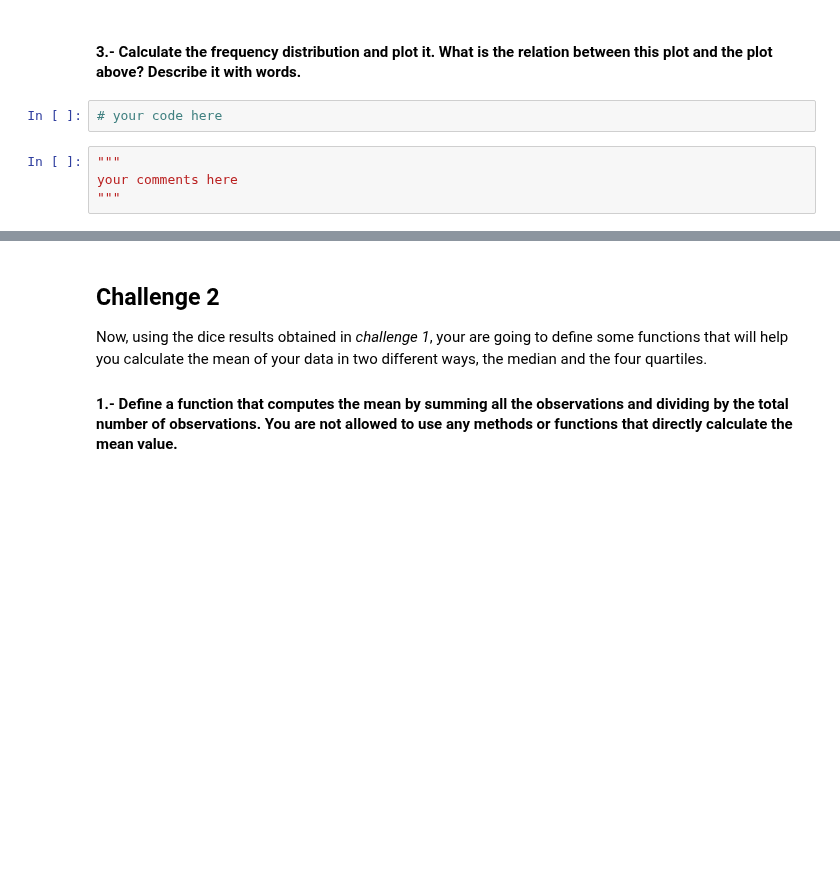
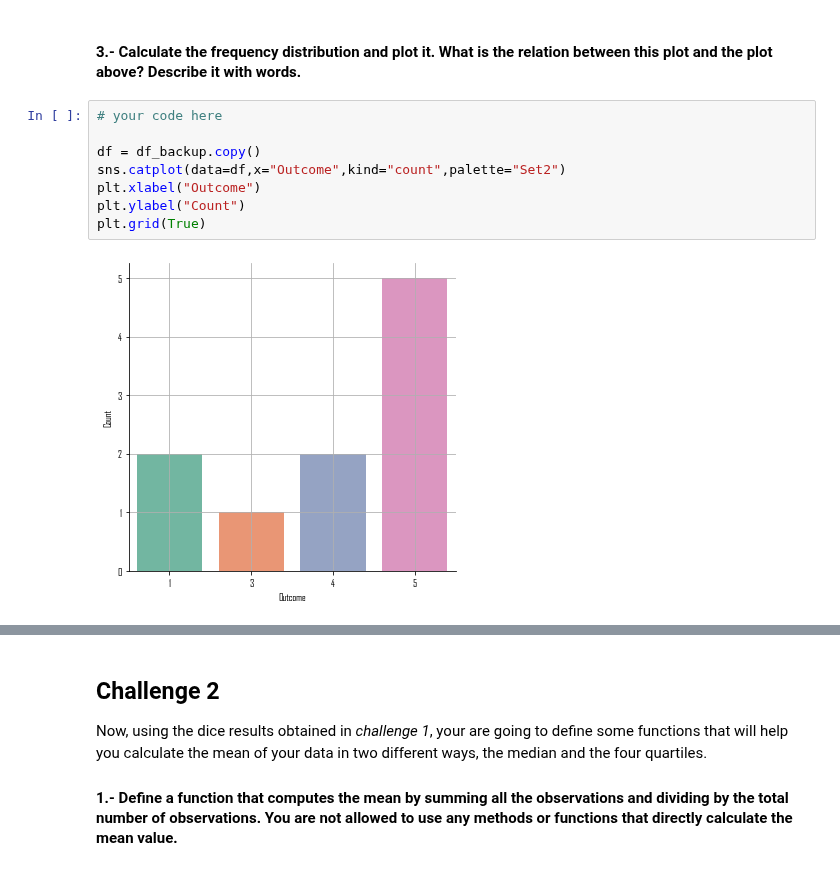
Before and after one commit to paoloironhack/data_analytics062020, a Jupyter notebook: labs/module_2/Descriptive-Stats/your-code/main.ipynb, the cells around one changed output, grey strips where cells are left out. Cells and saved outputs as stored; diff of their text form; blank space fills up the shorter version.

```diff
--- a/labs/module_2/Descriptive-Stats/your-code/main.ipynb
+++ b/labs/module_2/Descriptive-Stats/your-code/main.ipynb
@@ -17,8 +89,12 @@ Import the necessary libraries here:
 # %% [markdown]
 #### 3.- Calculate the frequency distribution and plot it. What is the relation between this plot and the plot above? Describe it with words.
-# %%
-# your code here
-# %%
-"""
-your comments here
-"""
+# %%
+# your code here
+
+df = df_backup.copy()
+sns.catplot(data=df,x="Outcome",kind="count",palette="Set2")
+plt.xlabel("Outcome")
+plt.ylabel("Count")
+plt.grid(True)
+# %% [output]
+[figure, added]
```
Also changed, not shown: parts of 57 cells of this notebook.
